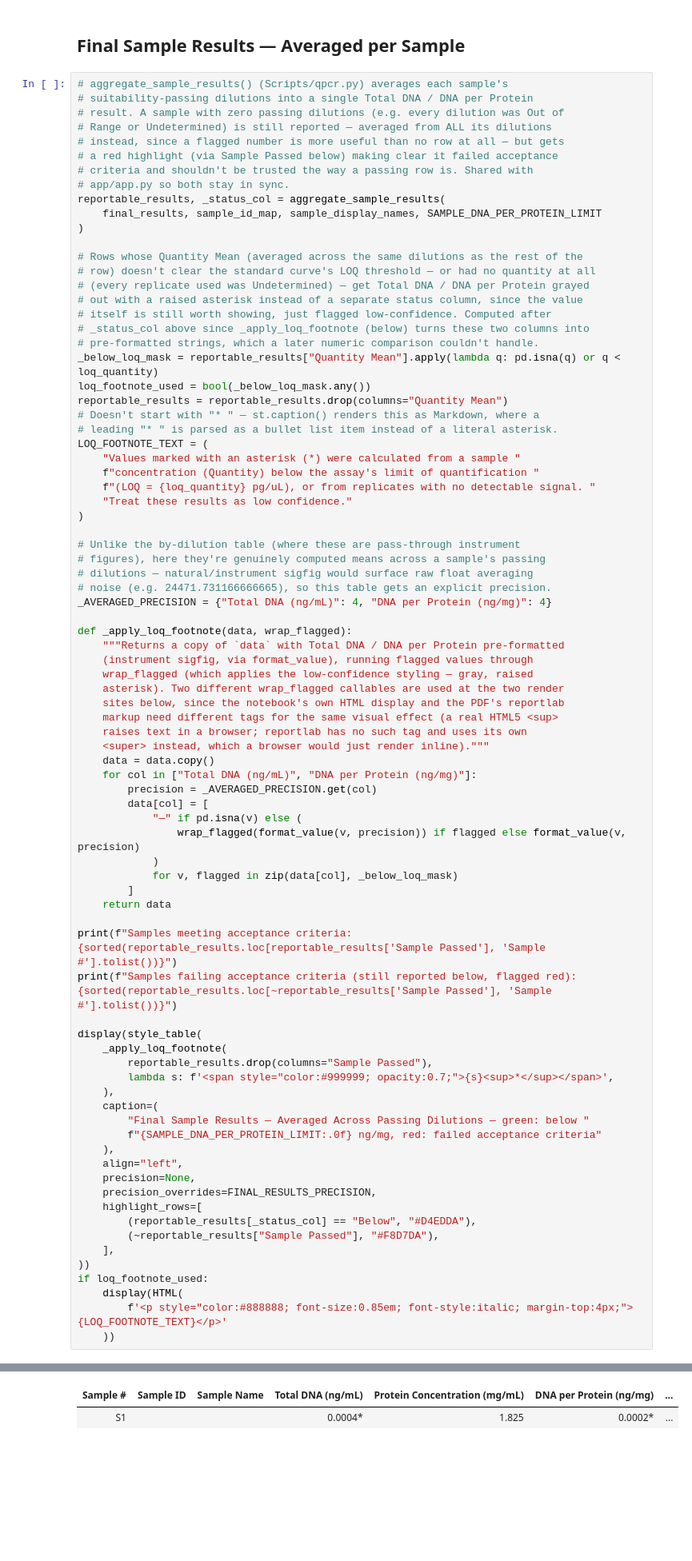
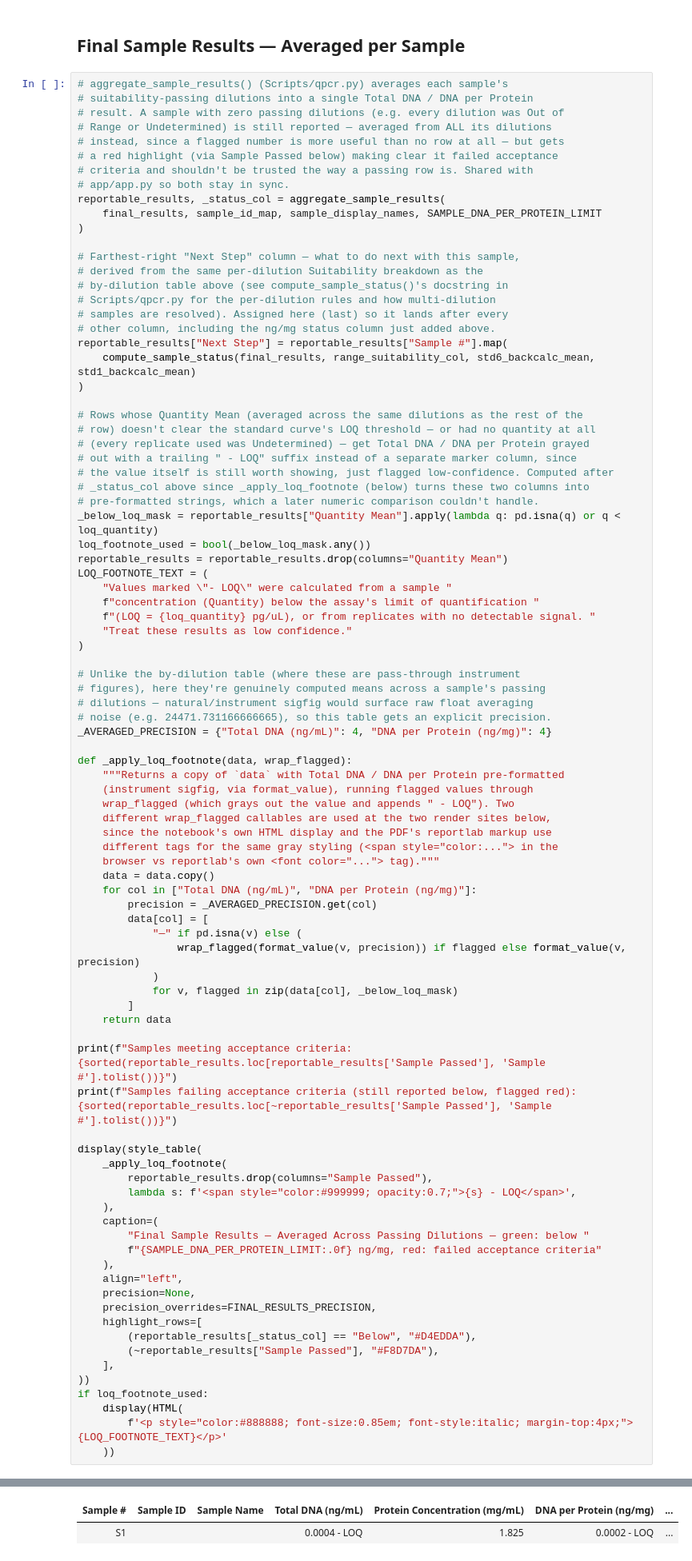
Before and after one commit to GabiRivera0011/resiDNA_workflows, a Jupyter notebook: Notebooks/01_Phase I.ipynb, the cells around one changed output, grey strips where cells are left out. Shown at 80% size. Drawn from its saved outputs; the diff is of its cells as text; blank space fills up the shorter version.

```diff
--- a/Notebooks/01_Phase I.ipynb
+++ b/Notebooks/01_Phase I.ipynb
@@ -1432,20 +1431,28 @@ reportable_results, _status_col = aggregate_sample_results(
     final_results, sample_id_map, sample_display_names, SAMPLE_DNA_PER_PROTEIN_LIMIT
 )
 
+# Farthest-right "Next Step" column — what to do next with this sample,
+# derived from the same per-dilution Suitability breakdown as the
+# by-dilution table above (see compute_sample_status()'s docstring in
+# Scripts/qpcr.py for the per-dilution rules and how multi-dilution
+# samples are resolved). Assigned here (last) so it lands after every
+# other column, including the ng/mg status column just added above.
+reportable_results["Next Step"] = reportable_results["Sample #"].map(
+    compute_sample_status(final_results, range_suitability_col, std6_backcalc_mean, std1_backcalc_mean)
+)
+
 # Rows whose Quantity Mean (averaged across the same dilutions as the rest of the
 # row) doesn't clear the standard curve's LOQ threshold — or had no quantity at all
 # (every replicate used was Undetermined) — get Total DNA / DNA per Protein grayed
-# out with a raised asterisk instead of a separate status column, since the value
-# itself is still worth showing, just flagged low-confidence. Computed after
+# out with a trailing " - LOQ" suffix instead of a separate marker column, since
+# the value itself is still worth showing, just flagged low-confidence. Computed after
 # _status_col above since _apply_loq_footnote (below) turns these two columns into
 # pre-formatted strings, which a later numeric comparison couldn't handle.
 _below_loq_mask = reportable_results["Quantity Mean"].apply(lambda q: pd.isna(q) or q < loq_quantity)
 loq_footnote_used = bool(_below_loq_mask.any())
 reportable_results = reportable_results.drop(columns="Quantity Mean")
-# Doesn't start with "* " — st.caption() renders this as Markdown, where a
-# leading "* " is parsed as a bullet list item instead of a literal asterisk.
 LOQ_FOOTNOTE_TEXT = (
-    "Values marked with an asterisk (*) were calculated from a sample "
+    "Values marked \"- LOQ\" were calculated from a sample "
     f"concentration (Quantity) below the assay's limit of quantification "
     f"(LOQ = {loq_quantity} pg/uL), or from replicates with no detectable signal. "
     "Treat these results as low confidence."
@@ -1460,12 +1467,11 @@ _AVERAGED_PRECISION = {"Total DNA (ng/mL)": 4, "DNA per Protein (ng/mg)": 4}
 def _apply_loq_footnote(data, wrap_flagged):
     """Returns a copy of `data` with Total DNA / DNA per Protein pre-formatted
     (instrument sigfig, via format_value), running flagged values through
-    wrap_flagged (which applies the low-confidence styling — gray, raised
-    asterisk). Two different wrap_flagged callables are used at the two render
-    sites below, since the notebook's own HTML display and the PDF's reportlab
-    markup need different tags for the same visual effect (a real HTML5 <sup>
-    raises text in a browser; reportlab has no such tag and uses its own
-    <super> instead, which a browser would just render inline)."""
+    wrap_flagged (which grays out the value and appends " - LOQ"). Two
+    different wrap_flagged callables are used at the two render sites below,
+    since the notebook's own HTML display and the PDF's reportlab markup use
+    different tags for the same gray styling (<span style="color:..."> in the
+    browser vs reportlab's own <font color="..."> tag)."""
     data = data.copy()
     for col in ["Total DNA (ng/mL)", "DNA per Protein (ng/mg)"]:
         precision = _AVERAGED_PRECISION.get(col)
@@ -1478,32 +1484,32 @@ def _apply_loq_footnote(data, wrap_flagged):
     return data
 
 print(f"Samples meeting acceptance criteria: {sorted(reportable_results.loc[reportable_results['Sample Passed'], 'Sample #'].tolist())}")
 print(f"Samples failing acceptance criteria (still reported below, flagged red): {sorted(reportable_results.loc[~reportable_results['Sample Passed'], 'Sample #'].tolist())}")
 
 display(style_table(
     _apply_loq_footnote(
         reportable_results.drop(columns="Sample Passed"),
-        lambda s: f'<span style="color:#999999; opacity:0.7;">{s}<sup>*</sup></span>',
+        lambda s: f'<span style="color:#999999; opacity:0.7;">{s} - LOQ</span>',
     ),
     caption=(
         "Final Sample Results — Averaged Across Passing Dilutions — green: below "
         f"{SAMPLE_DNA_PER_PROTEIN_LIMIT:.0f} ng/mg, red: failed acceptance criteria"
     ),
     align="left",
     precision=None,
     precision_overrides=FINAL_RESULTS_PRECISION,
     highlight_rows=[
         (reportable_results[_status_col] == "Below", "#D4EDDA"),
         (~reportable_results["Sample Passed"], "#F8D7DA"),
     ],
 ))
 if loq_footnote_used:
     display(HTML(
         f'<p style="color:#888888; font-size:0.85em; font-style:italic; margin-top:4px;">{LOQ_FOOTNOTE_TEXT}</p>'
     ))
 # %% [output]
 Samples meeting acceptance criteria: []
 Samples failing acceptance criteria (still reported below, flagged red): ['S1']
 Final Sample Results — Averaged Across Passing Dilutions — green: below 15 ng/mg, red: failed acceptance criteria
 | Sample # | Sample ID | Sample Name | Total DNA (ng/mL) | Protein Concentration (mg/mL) | DNA per Protein (ng/mg) | ... |
-| S1 |  |  | 0.0004* | 1.825 | 0.0002* | ... |
+| S1 |  |  | 0.0004 - LOQ | 1.825 | 0.0002 - LOQ | ... |
```
Also changed, not shown: parts of 7 cells of this notebook, 4 other files.
